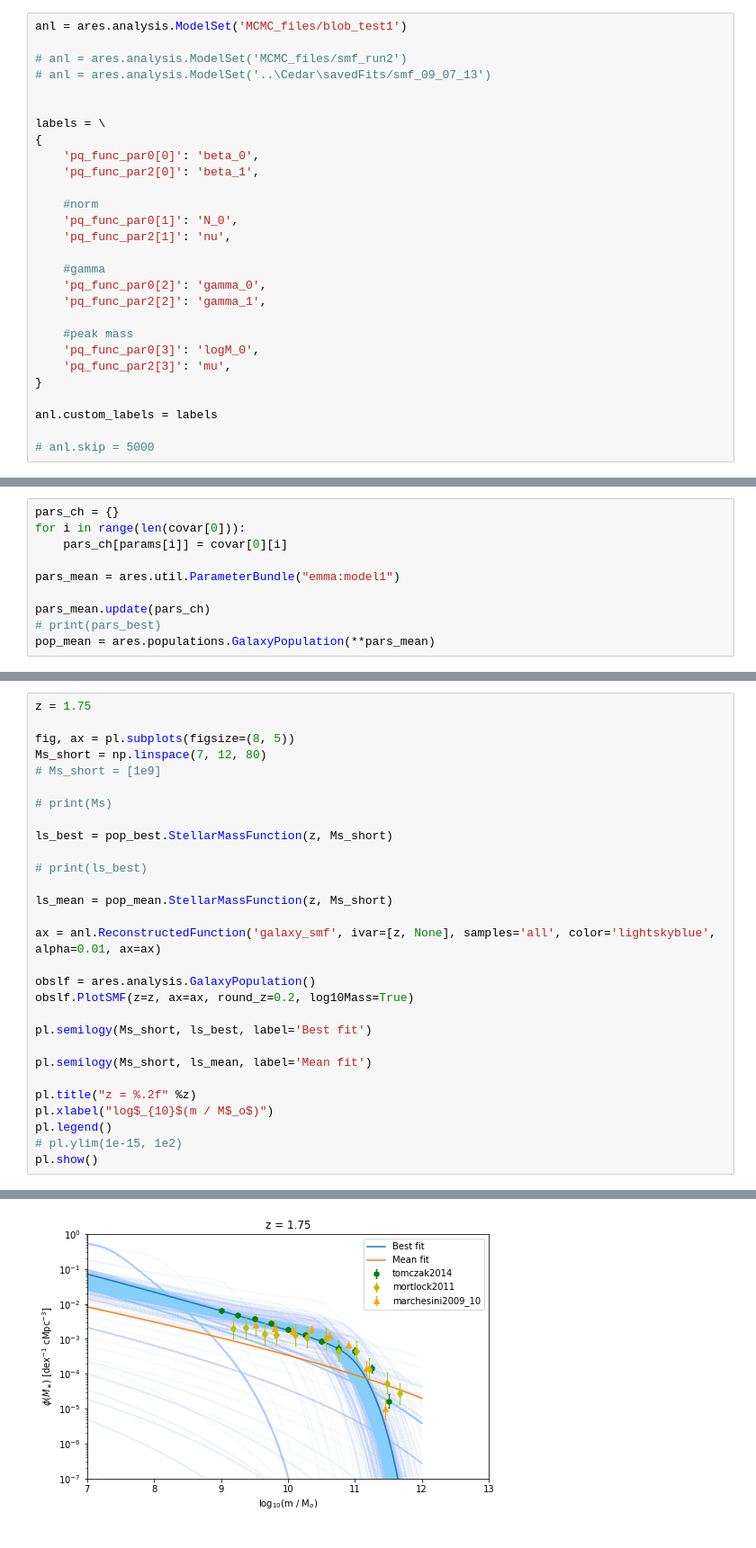
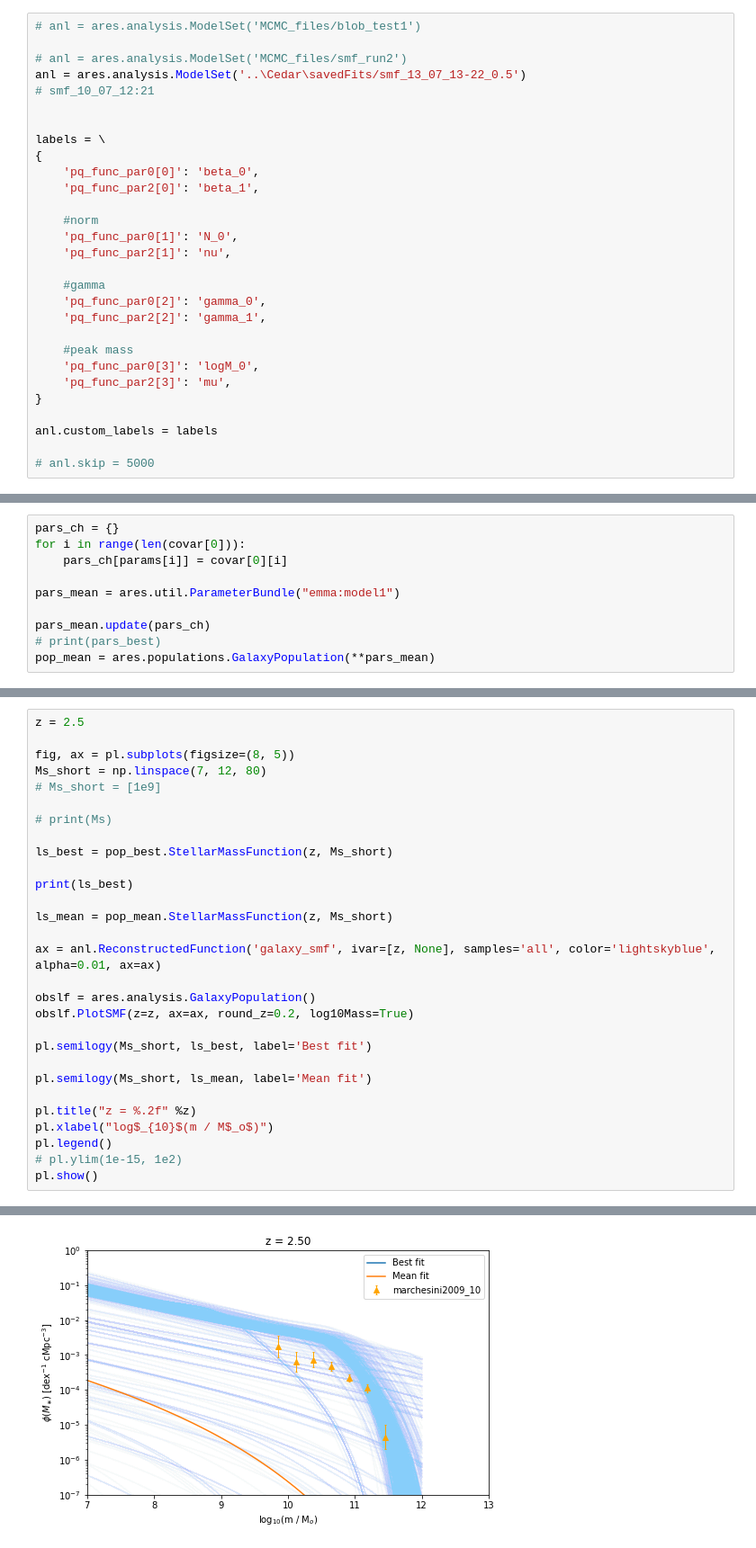
Before and after one commit to eklem1/GalaxySim, a Jupyter notebook: AnotherBlob.ipynb, the cells around one changed output, grey strips where cells are left out. Shown: that part at 90% size. Saved outputs shown, nothing was run; the diff lists cells and outputs as text.

```diff
--- a/AnotherBlob.ipynb
+++ b/AnotherBlob.ipynb
@@ -196,10 +196,11 @@ Saved HaloMassFunction instance to limit I/O.
 [1.22397478e-07 1.29571665e-07 1.37166357e-07 ... 2.30586132e+13
  2.33369509e+13 2.36186484e+13]
 # %%
-anl = ares.analysis.ModelSet('MCMC_files/blob_test1')
+# anl = ares.analysis.ModelSet('MCMC_files/blob_test1')
 
 # anl = ares.analysis.ModelSet('MCMC_files/smf_run2')
-# anl = ares.analysis.ModelSet('..\Cedar\savedFits/smf_09_07_13')
+anl = ares.analysis.ModelSet('..\Cedar\savedFits/smf_13_07_13-22_0.5')
+# smf_10_07_12:21
 
 
 labels = \
@@ -400,5 +400,5 @@ pop_best = ares.populations.GalaxyPopulation(**pars_best)
 # %%
-z = 1.75
+z = 2.5
 
 fig, ax = pl.subplots(figsize=(8, 5))
 Ms_short = np.linspace(7, 12, 80)
@@ -408,7 +408,7 @@ Ms_short = np.linspace(7, 12, 80)
 
 ls_best = pop_best.StellarMassFunction(z, Ms_short)
 
-# print(ls_best)
+print(ls_best)
 
 ls_mean = pop_mean.StellarMassFunction(z, Ms_short)
 
@@ -430,4 +437,4 @@ pl.show()
-[figure, old version]
+[figure, new version]
 # %%
 Zs = np.linspace(0, 7, 50)
 
```
Also changed, not shown: parts of 11 cells of this notebook, 6 other files.
